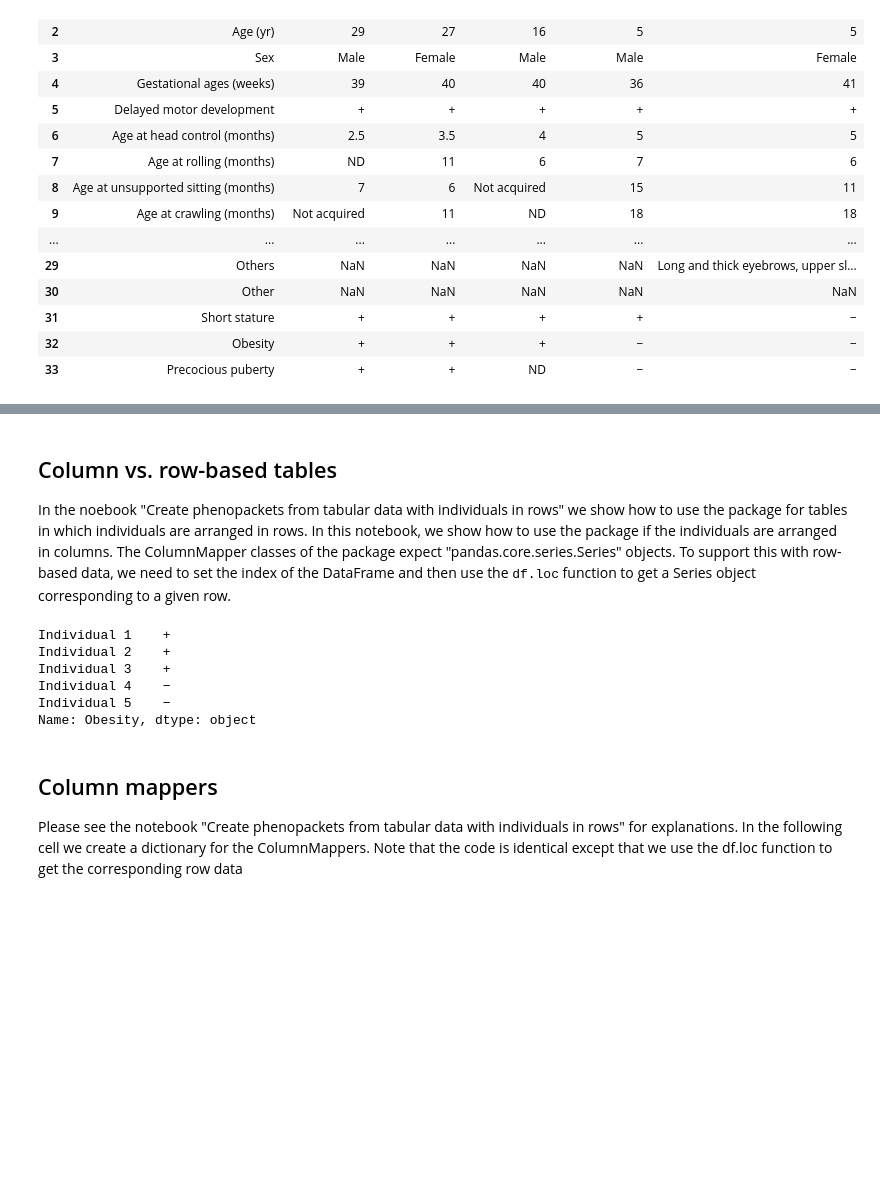
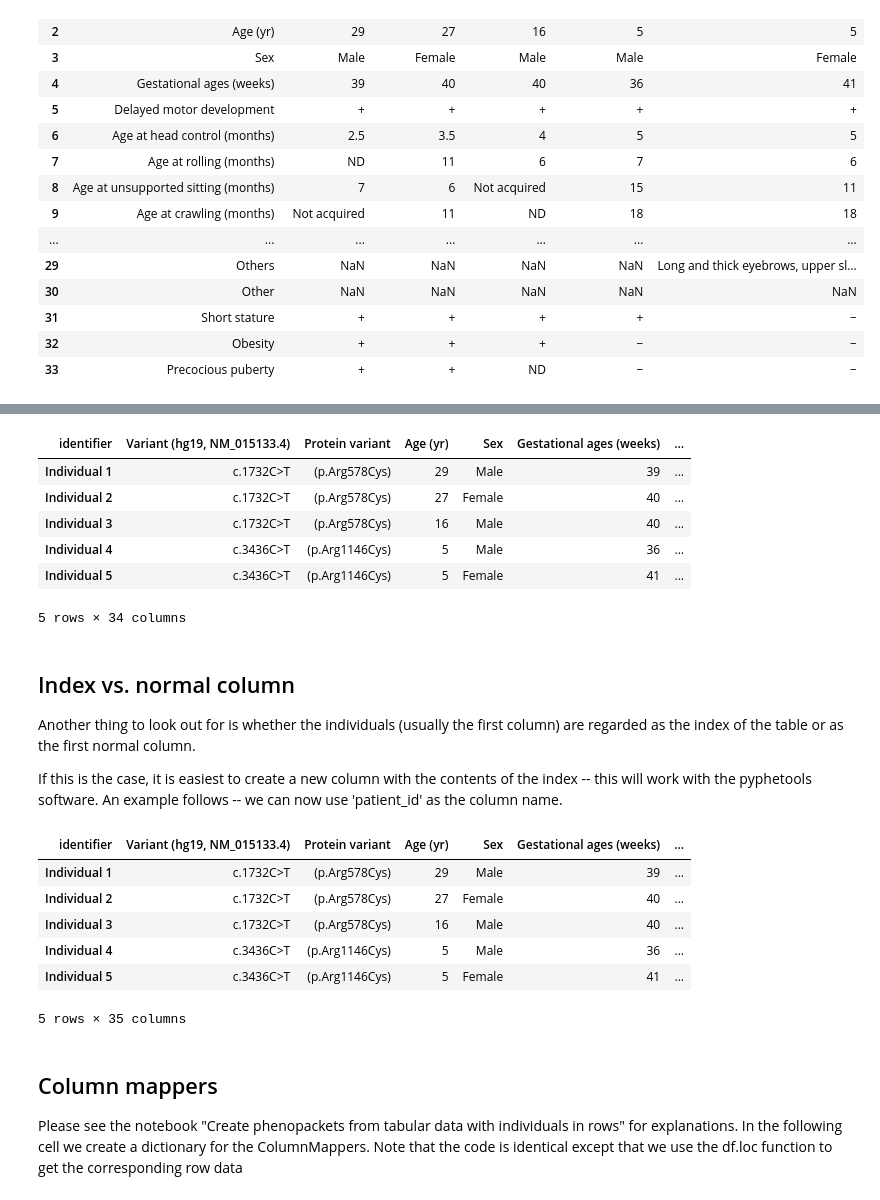
Before and after one commit to monarch-initiative/pyphetools, a Jupyter notebook: notebooks/Create phenopackets from tabular data with individuals in columns.ipynb, the cells around one changed output, grey strips where cells are left out. Saved outputs shown, nothing was run; the diff lists cells and outputs as text; code cells hidden in the pictures; blank space fills up the shorter version.

Commit message:
column based prototype

```diff
--- a/notebooks/Create phenopackets from tabular data with individuals in columns.ipynb
+++ b/notebooks/Create phenopackets from tabular data with individuals in columns.ipynb
@@ -54,16 +59,33 @@ df
+# %%
+dft = df.transpose()
+
+dft.columns = dft.iloc[0]
+dft.drop(dft.index[0], inplace=True)
+dft.head()
+# %% [output]
+| identifier | Variant (hg19, NM_015133.4) | Protein variant | Age (yr) | Sex | Gestational ages (weeks) | ... |
+| Individual 1 | c.1732C>T | (p.Arg578Cys) | 29 | Male | 39 | ... |
+| Individual 2 | c.1732C>T | (p.Arg578Cys) | 27 | Female | 40 | ... |
+| Individual 3 | c.1732C>T | (p.Arg578Cys) | 16 | Male | 40 | ... |
+| Individual 4 | c.3436C>T | (p.Arg1146Cys) | 5 | Male | 36 | ... |
+| Individual 5 | c.3436C>T | (p.Arg1146Cys) | 5 | Female | 41 | ... |
+5 rows × 34 columns
 # %% [markdown]
-<h2>Column vs. row-based tables</h2>
-<p>In the noebook "Create phenopackets from tabular data with individuals in rows" we show how to use the package for tables in which individuals are arranged in rows. In this notebook, we show how to use the package if the individuals are arranged in columns. The ColumnMapper classes of the package expect "pandas.core.series.Series" objects. To support this with row-based data, we need to set the index of the DataFrame and then use the <tt>df.loc</tt> function to get a Series object corresponding to a given row.</p>
+<h2>Index vs. normal column</h2>
+<p>Another thing to look out for is whether the individuals (usually the first column) are regarded as the index of the table or as the first normal column.</p>
+<p>If this is the case, it is easiest to create a new column with the contents of the index -- this will work with the pyphetools software. An example follows -- we can now use 'patient_id' as the column name.</p>
 # %%
-df.set_index('identifier', inplace=True)
-df.loc['Obesity']
+dft.index
+dft['patient_id'] = dft.index
+dft.head()
 # %% [output]
+| identifier | Variant (hg19, NM_015133.4) | Protein variant | Age (yr) | Sex | Gestational ages (weeks) | ... |
+| Individual 1 | c.1732C>T | (p.Arg578Cys) | 29 | Male | 39 | ... |
+| Individual 2 | c.1732C>T | (p.Arg578Cys) | 27 | Female | 40 | ... |
+| Individual 3 | c.1732C>T | (p.Arg578Cys) | 16 | Male | 40 | ... |
+| Individual 4 | c.3436C>T | (p.Arg1146Cys) | 5 | Male | 36 | ... |
+| Individual 5 | c.3436C>T | (p.Arg1146Cys) | 5 | Female | 41 | ... |
-Individual 1    +
-Individual 2    +
-Individual 3    +
-Individual 4    −
-Individual 5    −
-Name: Obesity, dtype: object
+5 rows × 35 columns
 # %% [markdown]
 <h2>Column mappers</h2>
 <p>Please see the notebook "Create phenopackets from tabular data with individuals in rows" for explanations. In the following cell we create a dictionary for the ColumnMappers. Note that the code is identical except that we use the df.loc function to get the corresponding row data</p>
```
Also changed, not shown: parts of 43 cells of this notebook, 10 other files.
